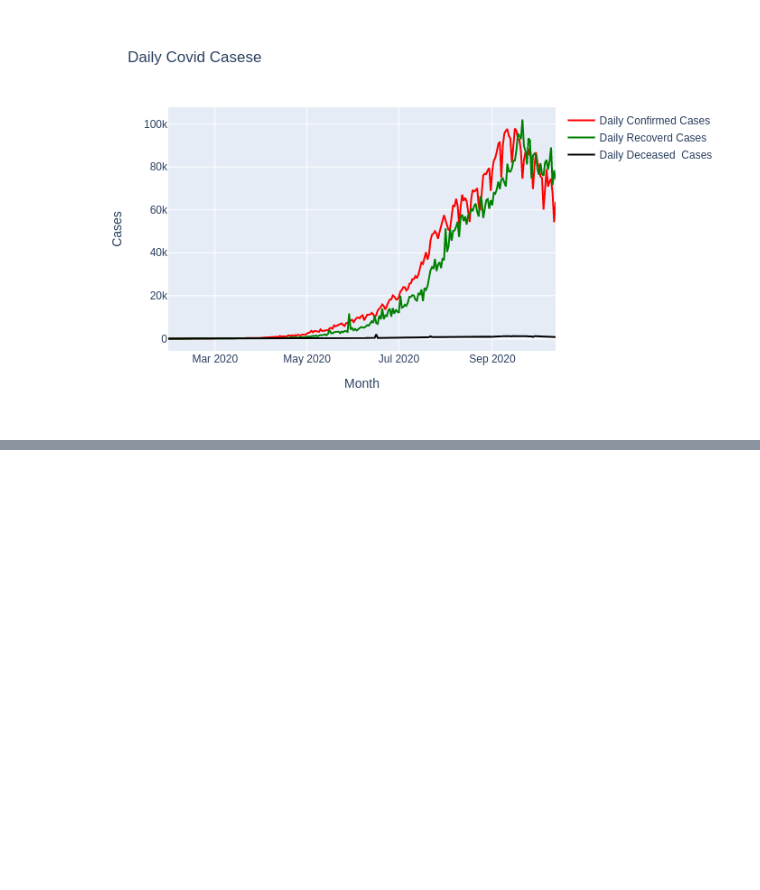
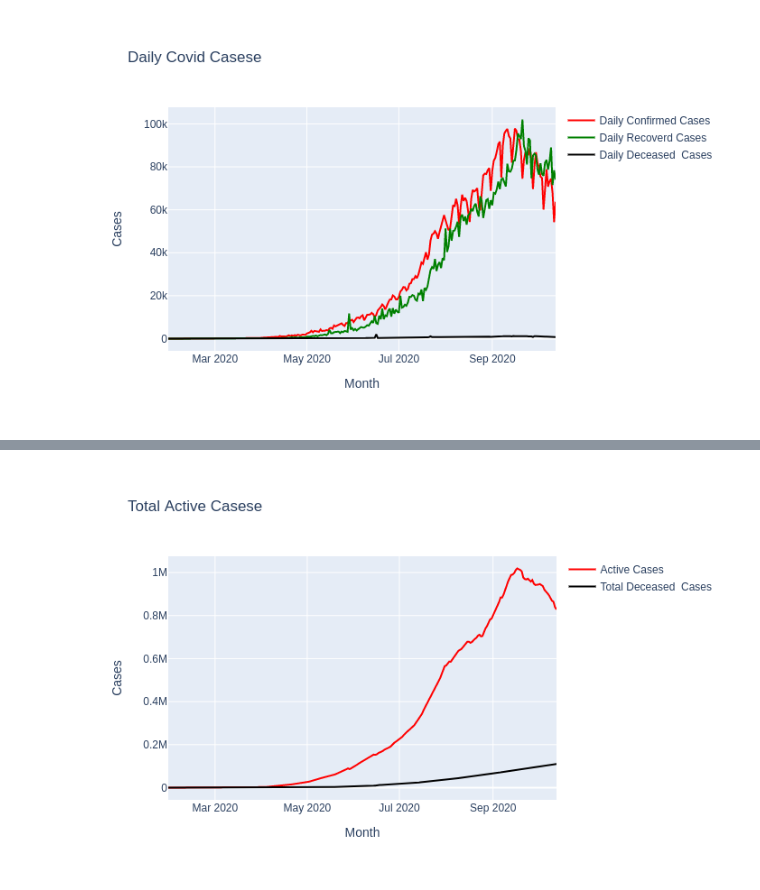
Before and after one commit to siddhusalvi/Covid-Data-Visualization, a Jupyter notebook: Covid_Data_Visualisation_using_Python.ipynb, the cells around one changed output, grey strips where cells are left out. Drawn from its saved outputs; the diff is of its cells as text; code cells hidden in the pictures; blank space fills up the shorter version.

```diff
--- a/Covid_Data_Visualisation_using_Python.ipynb
+++ b/Covid_Data_Visualisation_using_Python.ipynb
@@ -89,0 +114,11 @@ fig.show('png')
+# %%
+activeCaseses = totalCases - totalRecovered - totalDeceased
+# %%
+fig = go.Figure()
+fig.add_trace(go.Scatter(x=date, y=activeCaseses, name='Active Cases',line=dict(color='red')))
+fig.add_trace(go.Scatter(x=date, y=totalDeceased, name='Total Deceased  Cases',line=dict(color='black')))
+fig.update_layout(title='Total Active Casese',xaxis_title='Month', yaxis_title='Cases')
+
+fig.show('png')
+# %% [output]
+[figure, added]
```
Also changed, not shown: parts of 7 cells of this notebook.
